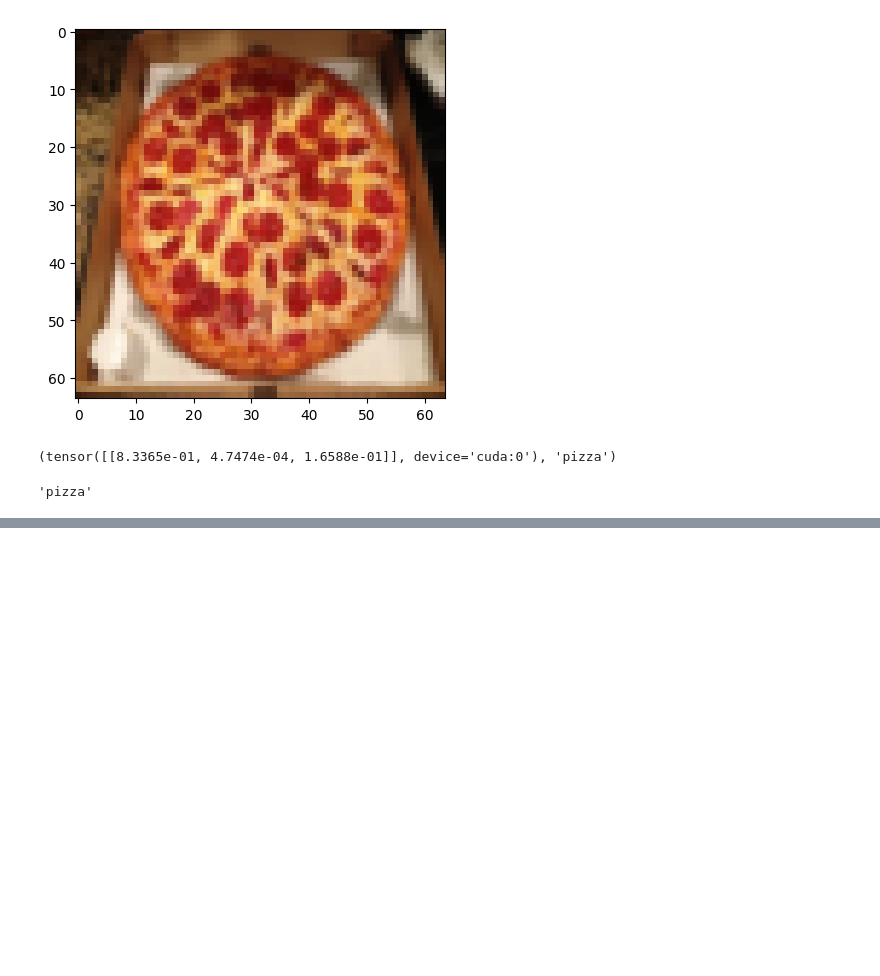
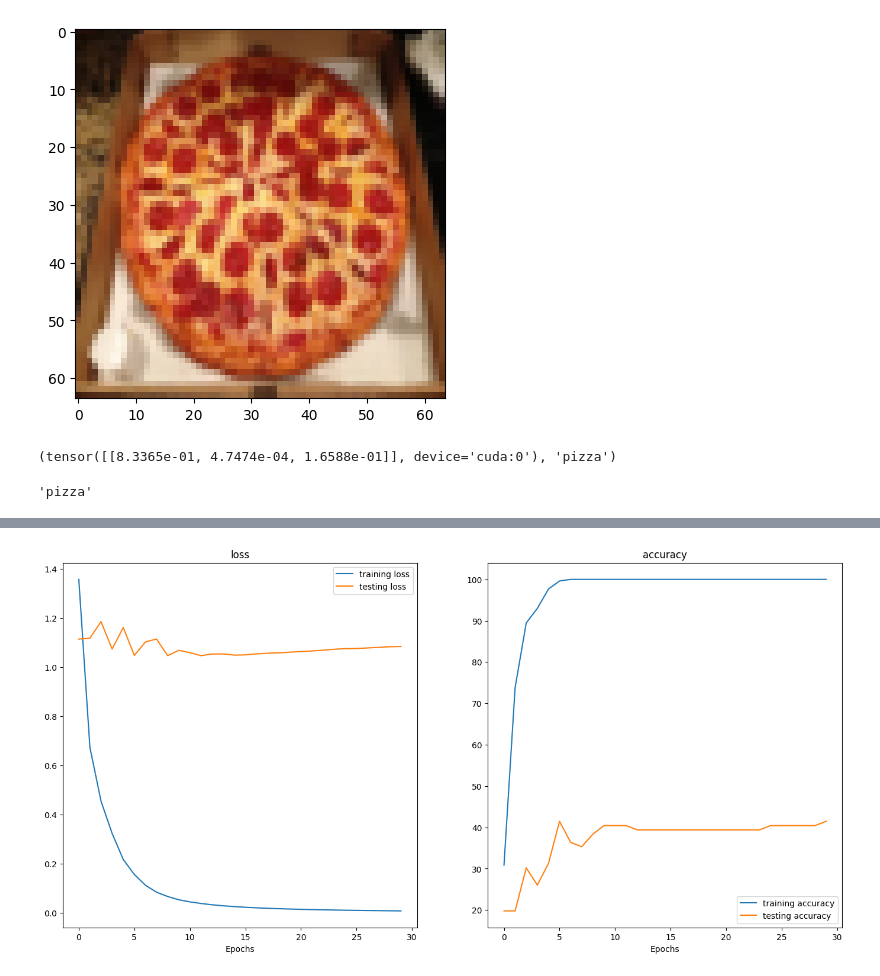
Before and after one commit to ReisenCW/Learn-MachineLearning, a Jupyter notebook: pytorch/04_pytorch_custom_data/04_pytorch_custom_data.ipynb, the cells around one changed output, grey strips where cells are left out. Saved outputs shown, nothing was run; the diff lists cells and outputs as text; code cells hidden in the pictures; blank space fills up the shorter version.

```diff
--- a/pytorch/04_pytorch_custom_data/04_pytorch_custom_data.ipynb
+++ b/pytorch/04_pytorch_custom_data/04_pytorch_custom_data.ipynb
@@ -890,0 +923,19 @@ predict_image_type(model_1, custom_img_path, device)
+# %%
+model_2 = TinyVGGWithDropout(3, 10, len(class_names)).to(device)
+L2_optimizer = torch.optim.Adam(params= model_2.parameters(), lr=0.001,
+                                weight_decay=1e-4)
+# 新增L2正则化: 考虑(Loss + weight_decay * complexity)
+torch.manual_seed(RANDOM_SEED)
+
+base_start_time = timer()
+# 不使用Data Augmentation
+model_2_results = train(model= model_2,
+                         train_dataloader= train_dataloader_simple,
+                         test_dataloader= test_dataloader_simple,
+                         optimizer= L2_optimizer,
+                         device=device,
+                         epochs=30,
+                         random_seed=RANDOM_SEED)
+base_end_time = timer()
+base_total_time = base_end_time - base_start_time
+print(f"\nTraining time: {base_total_time:.3f} seconds")
@@ -890,0 +960,4 @@ predict_image_type(model_1, custom_img_path, device)
+# %%
+plot_loss_curves(model_2_results)
+# %% [output]
+[figure, added]
```
Also changed, not shown: parts of 6 cells of this notebook.
